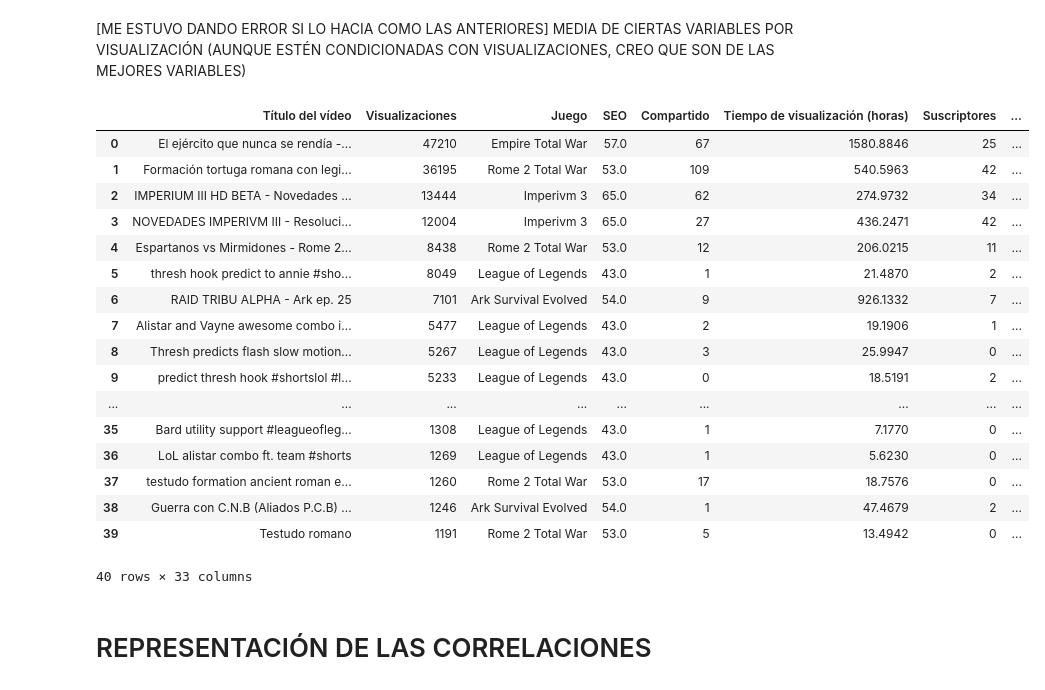
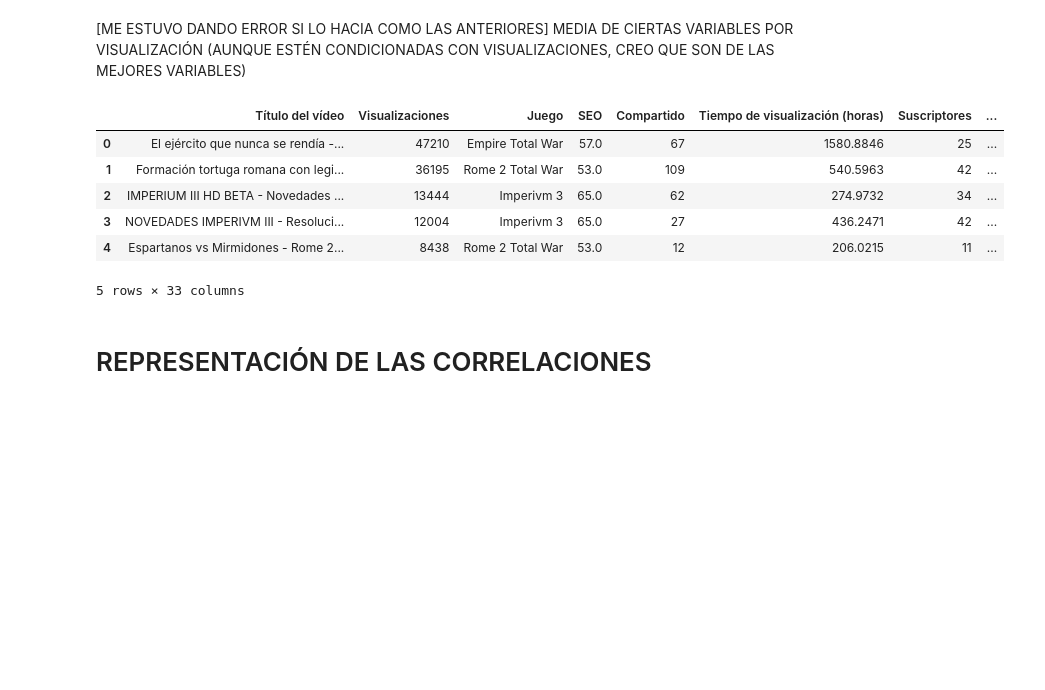
Before and after one commit to braugilabert/Prediction-of-views_ML, a Jupyter notebook: notebooks/02_Preprocesamiento.ipynb, the cells around one changed output. Saved outputs shown, nothing was run; the diff lists cells and outputs as text; code cells hidden in the pictures; blank space fills up the shorter version.

```diff
--- a/notebooks/02_Preprocesamiento.ipynb
+++ b/notebooks/02_Preprocesamiento.ipynb
@@ -95,26 +107,15 @@ data['Visualizaciones necesarias para compartir el video'] = data['Visualizacion
 data['Visualizaciones necesarias para suscribirse al canal'].replace([np.inf, -np.inf], 0, inplace=True)
 data['Visualizaciones necesarias para compartir el video'].replace([np.inf, -np.inf], 0, inplace=True)
 # %%
-data.head(40)
+data.head(5)
 # %% [output]
 |  | Título del vídeo | Visualizaciones | Juego | SEO | Compartido | Tiempo de visualización (horas) | Suscriptores | ... |
 | 0 | El ejército que nunca se rendía -... | 47210 | Empire Total War | 57.0 | 67 | 1580.8846 | 25 | ... |
 | 1 | Formación tortuga romana con legi... | 36195 | Rome 2 Total War | 53.0 | 109 | 540.5963 | 42 | ... |
 | 2 | IMPERIUM III HD BETA - Novedades ... | 13444 | Imperivm 3 | 65.0 | 62 | 274.9732 | 34 | ... |
 | 3 | NOVEDADES IMPERIVM III - Resoluci... | 12004 | Imperivm 3 | 65.0 | 27 | 436.2471 | 42 | ... |
 | 4 | Espartanos vs Mirmidones - Rome 2... | 8438 | Rome 2 Total War | 53.0 | 12 | 206.0215 | 11 | ... |
-| 5 | thresh hook predict to annie #sho... | 8049 | League of Legends | 43.0 | 1 | 21.4870 | 2 | ... |
-| 6 | RAID TRIBU ALPHA - Ark ep. 25 | 7101 | Ark Survival Evolved | 54.0 | 9 | 926.1332 | 7 | ... |
-| 7 | Alistar and Vayne awesome combo i... | 5477 | League of Legends | 43.0 | 2 | 19.1906 | 1 | ... |
-| 8 | Thresh predicts flash slow motion... | 5267 | League of Legends | 43.0 | 3 | 25.9947 | 0 | ... |
-| 9 | predict thresh hook #shortslol #l... | 5233 | League of Legends | 43.0 | 0 | 18.5191 | 2 | ... |
-| ... | ... | ... | ... | ... | ... | ... | ... | ... |
-| 35 | Bard utility support #leagueofleg... | 1308 | League of Legends | 43.0 | 1 | 7.1770 | 0 | ... |
-| 36 | LoL alistar combo ft. team #shorts | 1269 | League of Legends | 43.0 | 1 | 5.6230 | 0 | ... |
-| 37 | testudo formation ancient roman e... | 1260 | Rome 2 Total War | 53.0 | 17 | 18.7576 | 0 | ... |
-| 38 | Guerra con C.N.B (Aliados P.C.B) ... | 1246 | Ark Survival Evolved | 54.0 | 1 | 47.4679 | 2 | ... |
-| 39 | Testudo romano | 1191 | Rome 2 Total War | 53.0 | 5 | 13.4942 | 0 | ... |
-40 rows × 33 columns
+5 rows × 33 columns
 # %% [markdown]
 # REPRESENTACIÓN DE LAS CORRELACIONES
 # %%
```
Also changed, not shown: parts of 1 cell of this notebook, 8 other files.
